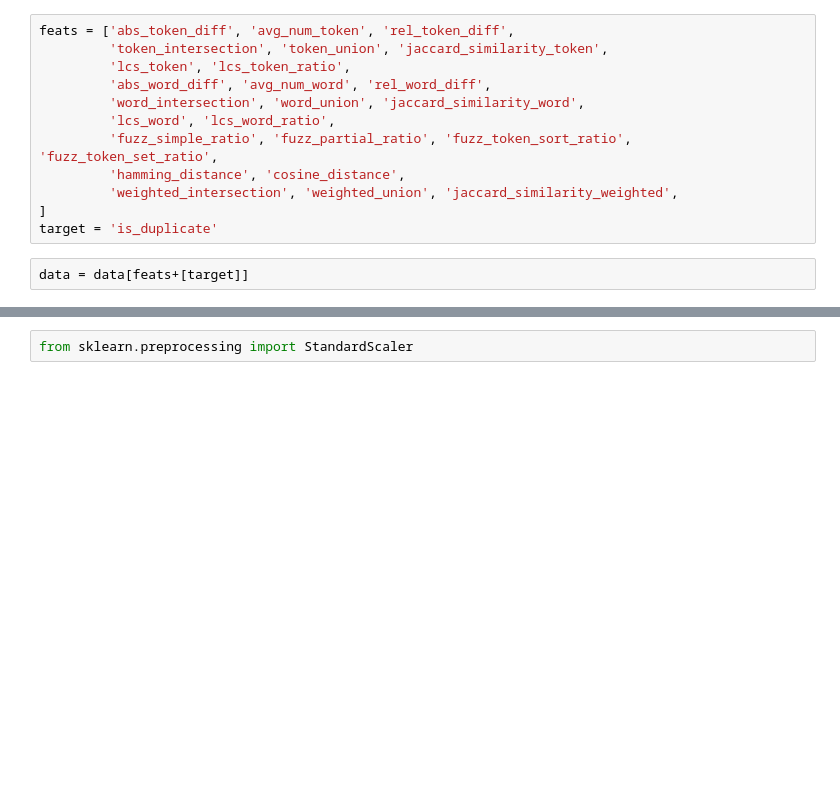
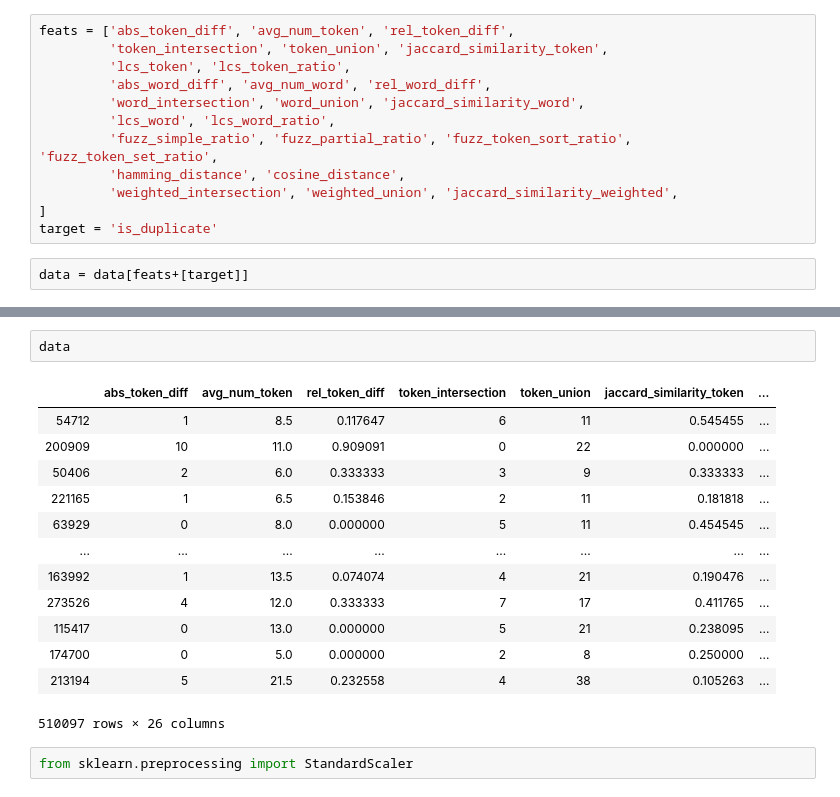
Before and after one commit to Ritvik19/Quora-Question-Pairs, a Jupyter notebook: 09 ANN.ipynb, the cells around one changed output, grey strips where cells are left out. Drawn from its saved outputs; the diff is of its cells as text; blank space fills up the shorter version.

```diff
--- a/09 ANN.ipynb
+++ b/09 ANN.ipynb
@@ -49,3 +64,19 @@ data = data[feats+[target]]
+# %%
+data
+# %% [output]
+|  | abs_token_diff | avg_num_token | rel_token_diff | token_intersection | token_union | jaccard_similarity_token | ... |
+| 54712 | 1 | 8.5 | 0.117647 | 6 | 11 | 0.545455 | ... |
+| 200909 | 10 | 11.0 | 0.909091 | 0 | 22 | 0.000000 | ... |
+| 50406 | 2 | 6.0 | 0.333333 | 3 | 9 | 0.333333 | ... |
+| 221165 | 1 | 6.5 | 0.153846 | 2 | 11 | 0.181818 | ... |
+| 63929 | 0 | 8.0 | 0.000000 | 5 | 11 | 0.454545 | ... |
+| ... | ... | ... | ... | ... | ... | ... | ... |
+| 163992 | 1 | 13.5 | 0.074074 | 4 | 21 | 0.190476 | ... |
+| 273526 | 4 | 12.0 | 0.333333 | 7 | 17 | 0.411765 | ... |
+| 115417 | 0 | 13.0 | 0.000000 | 5 | 21 | 0.238095 | ... |
+| 174700 | 0 | 5.0 | 0.000000 | 2 | 8 | 0.250000 | ... |
+| 213194 | 5 | 21.5 | 0.232558 | 4 | 38 | 0.105263 | ... |
+510097 rows × 26 columns
 # %%
 from sklearn.preprocessing import StandardScaler
 # %%
```
Also changed, not shown: parts of 7 cells of this notebook.
